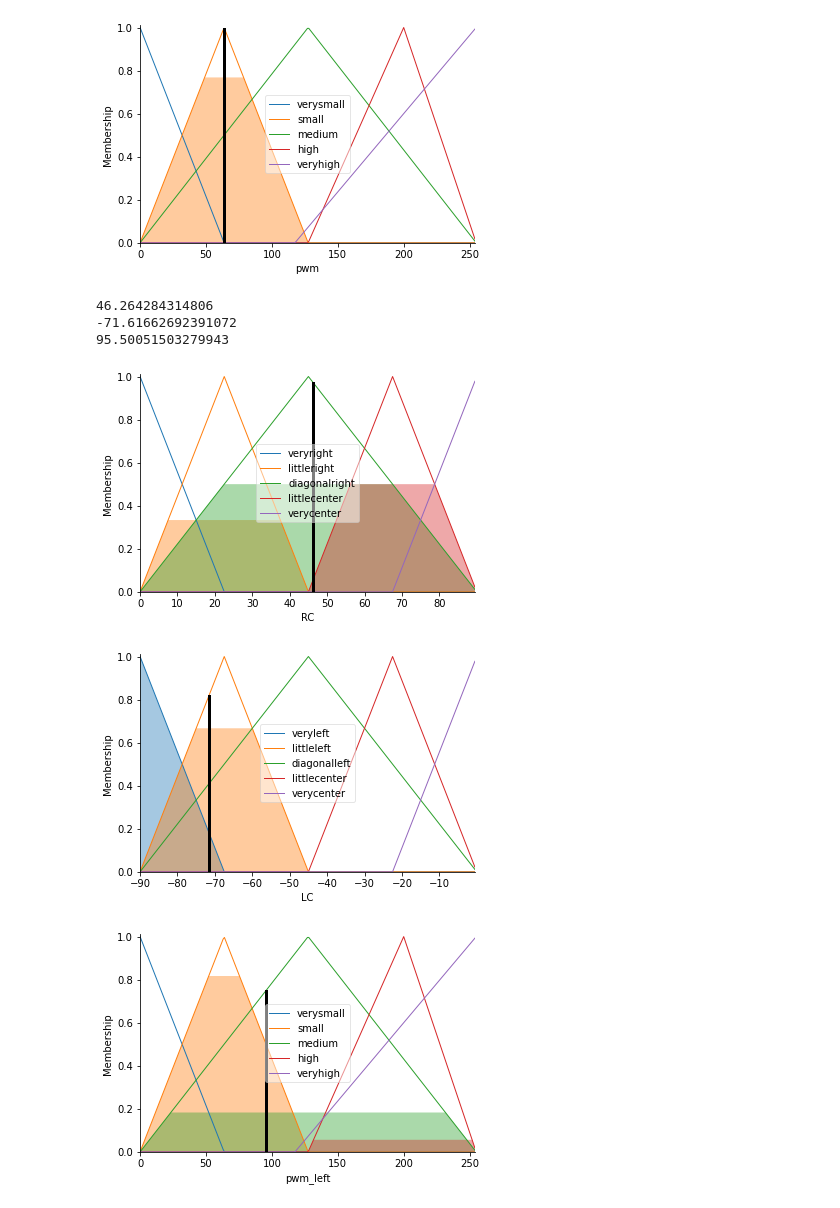
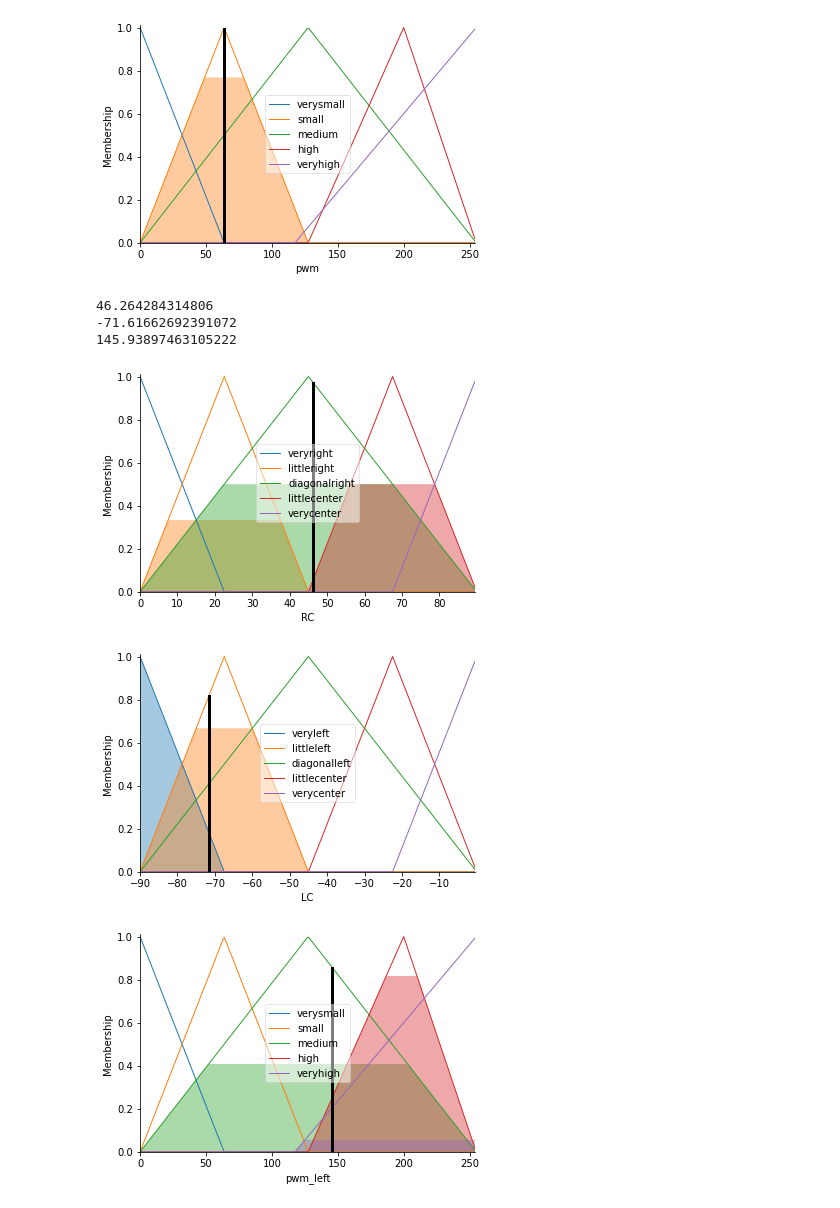
Before and after one commit to TuanLBT/AI_learning, a Jupyter notebook: bai_tap_tren_lop.ipynb, the cells around one changed output. Drawn from its saved outputs; the diff is of its cells as text; code cells hidden in the pictures.

```diff
--- a/bai_tap_tren_lop.ipynb
+++ b/bai_tap_tren_lop.ipynb
@@ -207,34 +207,34 @@ rule50=ctrl.Rule(sensor_right['veryfar']&sensor_center['veryfar'],RC['diagonalri
 #And RC va LC
 #Động cơ 1
 rule51=ctrl.Rule(RC1['veryright']&LC1['veryleft'],pwm_left['medium'])
-rule52=ctrl.Rule(RC1['veryright']&LC1['littleleft'],pwm_left['high'])
-rule53=ctrl.Rule(RC1['veryright']&LC1['diagonalleft'],pwm_left['high'])
-rule54=ctrl.Rule(RC1['veryright']&LC1['littlecenter'],pwm_left['high'])
-rule55=ctrl.Rule(RC1['veryright']&LC1['verycenter'],pwm_left['high'])
+rule52=ctrl.Rule(RC1['veryright']&LC1['littleleft'],pwm_left['small'])
+rule53=ctrl.Rule(RC1['veryright']&LC1['diagonalleft'],pwm_left['small'])
+rule54=ctrl.Rule(RC1['veryright']&LC1['littlecenter'],pwm_left['verysmall'])
+rule55=ctrl.Rule(RC1['veryright']&LC1['verycenter'],pwm_left['verysmall'])
 
 rule56=ctrl.Rule(RC1['littleright']&LC1['veryleft'],pwm_left['medium'])
-rule57=ctrl.Rule(RC1['littleright']&LC1['littleleft'],pwm_left['high'])
-rule58=ctrl.Rule(RC1['littleright']&LC1['diagonalleft'],pwm_left['high'])
-rule59=ctrl.Rule(RC1['littleright']&LC1['littlecenter'],pwm_left['high'])
-rule60=ctrl.Rule(RC1['littleright']&LC1['verycenter'],pwm_left['high'])
+rule57=ctrl.Rule(RC1['littleright']&LC1['littleleft'],pwm_left['medium'])
+rule58=ctrl.Rule(RC1['littleright']&LC1['diagonalleft'],pwm_left['small'])
+rule59=ctrl.Rule(RC1['littleright']&LC1['littlecenter'],pwm_left['small'])
+rule60=ctrl.Rule(RC1['littleright']&LC1['verycenter'],pwm_left['verysmall'])
 
-rule61=ctrl.Rule(RC1['diagonalright']&LC1['veryleft'],pwm_left['medium'])
-rule62=ctrl.Rule(RC1['diagonalright']&LC1['littleleft'],pwm_left['small'])
-rule63=ctrl.Rule(RC1['diagonalright']&LC1['diagonalleft'],pwm_left['small'])
+rule61=ctrl.Rule(RC1['diagonalright']&LC1['veryleft'],pwm_left['high'])
+rule62=ctrl.Rule(RC1['diagonalright']&LC1['littleleft'],pwm_left['high'])
+rule63=ctrl.Rule(RC1['diagonalright']&LC1['diagonalleft'],pwm_left['medium'])
 rule64=ctrl.Rule(RC1['diagonalright']&LC1['littlecenter'],pwm_left['small'])
 rule65=ctrl.Rule(RC1['diagonalright']&LC1['verycenter'],pwm_left['verysmall'])
 
-rule66=ctrl.Rule(RC1['littlecenter']&LC1['veryleft'],pwm_left['medium'])
+rule66=ctrl.Rule(RC1['littlecenter']&LC1['veryleft'],pwm_left['veryhigh'])
 rule67=ctrl.Rule(RC1['littlecenter']&LC1['littleleft'],pwm_left['high'])
 rule68=ctrl.Rule(RC1['littlecenter']&LC1['diagonalleft'],pwm_left['high'])
-rule69=ctrl.Rule(RC1['littlecenter']&LC1['littlecenter'],pwm_left['high'])
-rule70=ctrl.Rule(RC1['littlecenter']&LC1['verycenter'],pwm_left['high'])
+rule69=ctrl.Rule(RC1['littlecenter']&LC1['littlecenter'],pwm_left['medium'])
+rule70=ctrl.Rule(RC1['littlecenter']&LC1['verycenter'],pwm_left['medium'])
 
-rule71=ctrl.Rule(RC1['verycenter']&LC1['veryleft'],pwm_left['medium'])
-rule72=ctrl.Rule(RC1['verycenter']&LC1['littleleft'],pwm_left['high'])
+rule71=ctrl.Rule(RC1['verycenter']&LC1['veryleft'],pwm_left['veryhigh'])
+rule72=ctrl.Rule(RC1['verycenter']&LC1['littleleft'],pwm_left['veryhigh'])
 rule73=ctrl.Rule(RC1['verycenter']&LC1['diagonalleft'],pwm_left['high'])
-rule74=ctrl.Rule(RC1['verycenter']&LC1['littlecenter'],pwm_left['high'])
-rule75=ctrl.Rule(RC1['verycenter']&LC1['verycenter'],pwm_left['high'])
+rule74=ctrl.Rule(RC1['verycenter']&LC1['littlecenter'],pwm_left['medium'])
+rule75=ctrl.Rule(RC1['verycenter']&LC1['verycenter'],pwm_left['medium'])
 
 #Động cơ 2
 
@@ -246,35 +246,35 @@ pwm_left_ctrl = ctrl.ControlSystem([rule51,rule52,rule53,rule54,rule55,rule56,ru
 #dau ra la dong co 1
 
 RC_ing = ctrl.ControlSystemSimulation(RC_ctrl)
 LC_ing = ctrl.ControlSystemSimulation(LC_ctrl)
 pwm_left_ing = ctrl.ControlSystemSimulation(pwm_left_ctrl)
 LC_ing.input['sensor_left'] = 0
 LC_ing.input['sensor_center']= 20
 RC_ing.input['sensor_center']= 20
 RC_ing.input['sensor_right']= 25
 
 RC_ing.compute()
 LC_ing.compute()
 
 
 pwm_left_ing.input['RC1'] = RC_ing.output['RC']
 pwm_left_ing.input['LC1'] = LC_ing.output['LC']
 pwm_left_ing.compute()
 
 
 print(RC_ing.output['RC'])
 print(LC_ing.output['LC'])
 print(pwm_left_ing.output['pwm_left'])
 RC.view(sim=RC_ing)
 LC.view(sim=LC_ing)
 pwm_left.view(sim=pwm_left_ing)
 # %% [output]
 46.264284314806
 -71.61662692391072
-95.50051503279943
+145.93897463105222
 [figure]
 [figure]
-[figure, old version]
+[figure, new version]
 # %%
 pip install scikit-fuzzy
 # %% [output]
```
Also changed, not shown: parts of 1 cell of this notebook.
